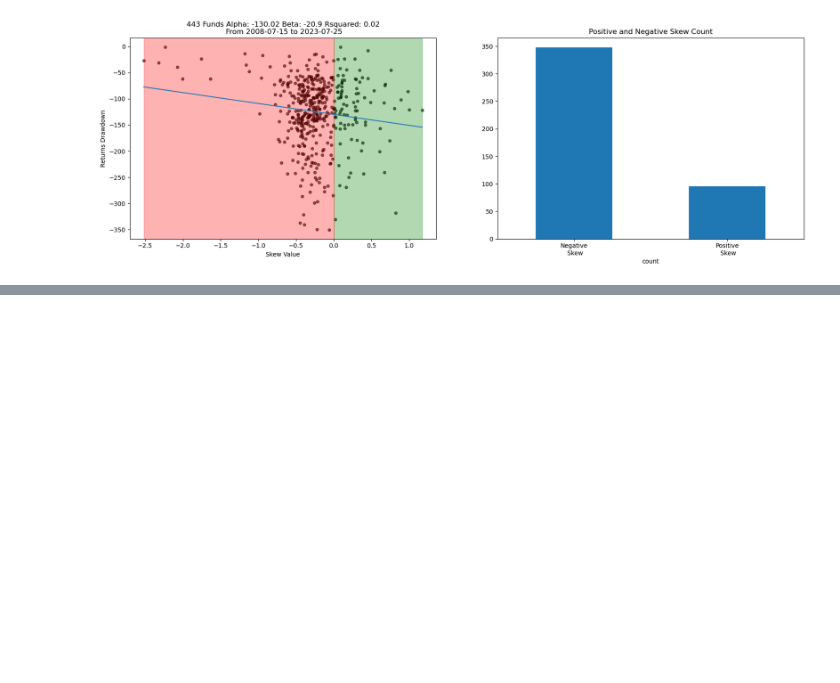
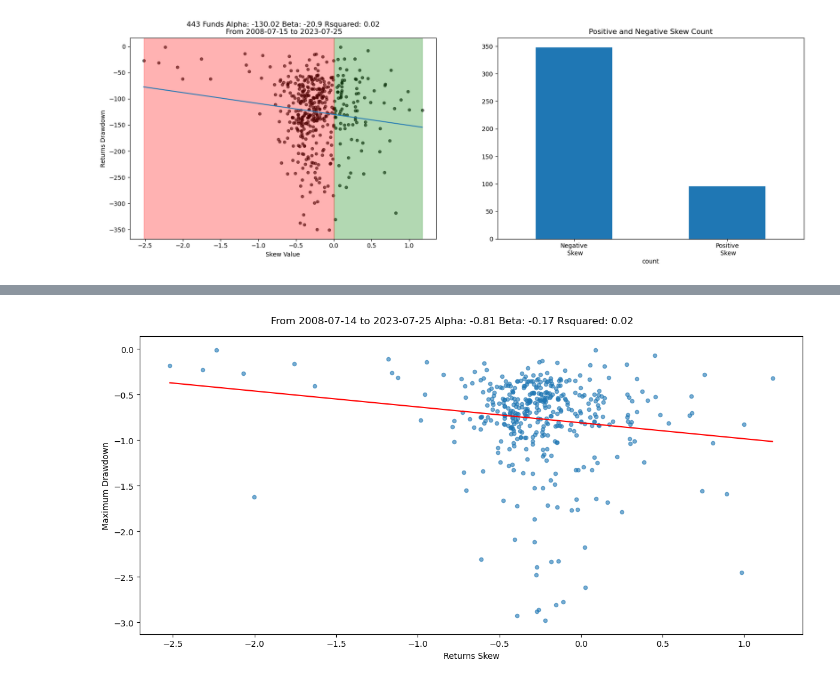
Before and after one commit to diegodalvarez/SkewDrawdown, a Jupyter notebook: analysis.ipynb, the cells around one changed output, grey strips where cells are left out. Saved outputs shown, nothing was run; the diff lists cells and outputs as text; code cells hidden in the pictures; blank space fills up the shorter version.

```diff
--- a/analysis.ipynb
+++ b/analysis.ipynb
@@ -261,0 +390,4 @@ axes[1].tick_params(axis='x', rotation = 360)
+# %%
+df_clean = (df_combined.query(
+    "max_drawdown > -3").
+    rename(columns = {"skew": "skew_"}))
@@ -261,0 +401,37 @@ axes[1].tick_params(axis='x', rotation = 360)
+# %%
+regression = (sm.OLS(
+    endog = df_clean.max_drawdown,
+    exog = sm.add_constant(df_clean.skew_)).
+    fit())
+# %%
+alpha, beta = regression.params
+rsquared = regression.rsquared
+# %%
+x = np.linspace(
+    start = df_clean.skew_.min(),
+    stop = df_clean.skew_.max(),
+    num = 1_000)
+
+y = (x * beta) + alpha
+# %%
+fig, axes = plt.subplots(figsize = (12,6))
+
+df_clean.plot(
+    kind = "scatter", x = "skew_", y = "max_drawdown",
+    xlabel = "Returns Skew",
+    ylabel = "Maximum Drawdown",
+    alpha = 0.6,
+    ax = axes)
+
+axes.plot(x, y, color = "r")
+fig.suptitle("From {} to {} Alpha: {} Beta: {} Rsquared: {}".format(
+    df_tmp.index.min().date(),
+    df_tmp.index.max().date(),
+    round(alpha, 2),
+    round(beta, 2),
+    round(rsquared, 2)))
+
+plt.tight_layout()
+plt.show()
+# %% [output]
+[figure, added]
```
Also changed, not shown: parts of 20 cells of this notebook.
